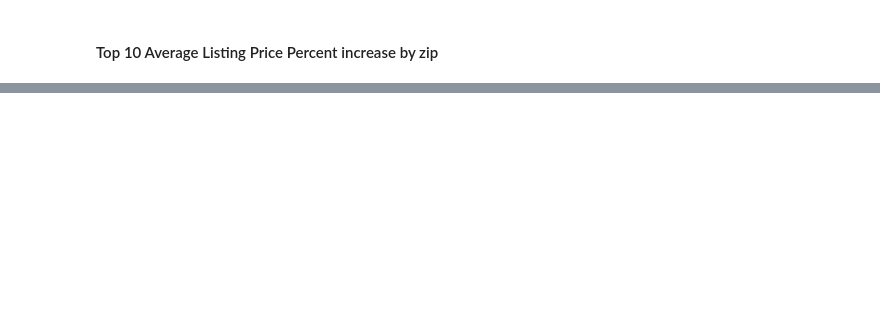
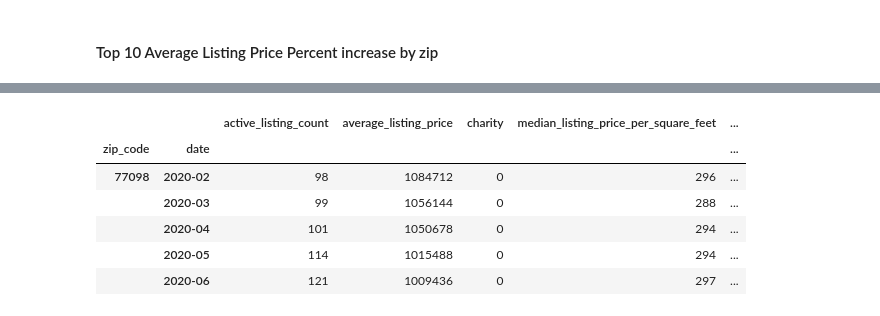
Before and after one commit to dovu93/Real_Estate_Investment_Identifier, a Jupyter notebook: Notebooks/analysis_visualization1_dan.ipynb, the cells around one changed output, grey strips where cells are left out. Cells and saved outputs as stored; diff of their text form; code cells hidden in the pictures; blank space fills up the shorter version.

```diff
--- a/Notebooks/analysis_visualization1_dan.ipynb
+++ b/Notebooks/analysis_visualization1_dan.ipynb
@@ -564,0 +625,15 @@ plot_top10_avg_list_price_pctchg_cumprod
+# %%
+
+combined_zipdate_df= pd.DataFrame()
+combined_zipdate_df = new_combined_df.groupby(['zip_code','date']).sum()
+combined_zipdate_df.fillna(value=0, inplace=True)
+
+combined_zipdate_df.tail()
+# %% [output]
+|  |  | active_listing_count | average_listing_price | charity | median_listing_price_per_square_feet | ... |
+| zip_code | date |  |  |  |  | ... |
+| 77098 | 2020-02 | 98 | 1084712 | 0 | 296 | ... |
+|  | 2020-03 | 99 | 1056144 | 0 | 288 | ... |
+|  | 2020-04 | 101 | 1050678 | 0 | 294 | ... |
+|  | 2020-05 | 114 | 1015488 | 0 | 294 | ... |
+|  | 2020-06 | 121 | 1009436 | 0 | 297 | ... |
```
Also changed, not shown: parts of 12 cells of this notebook.
